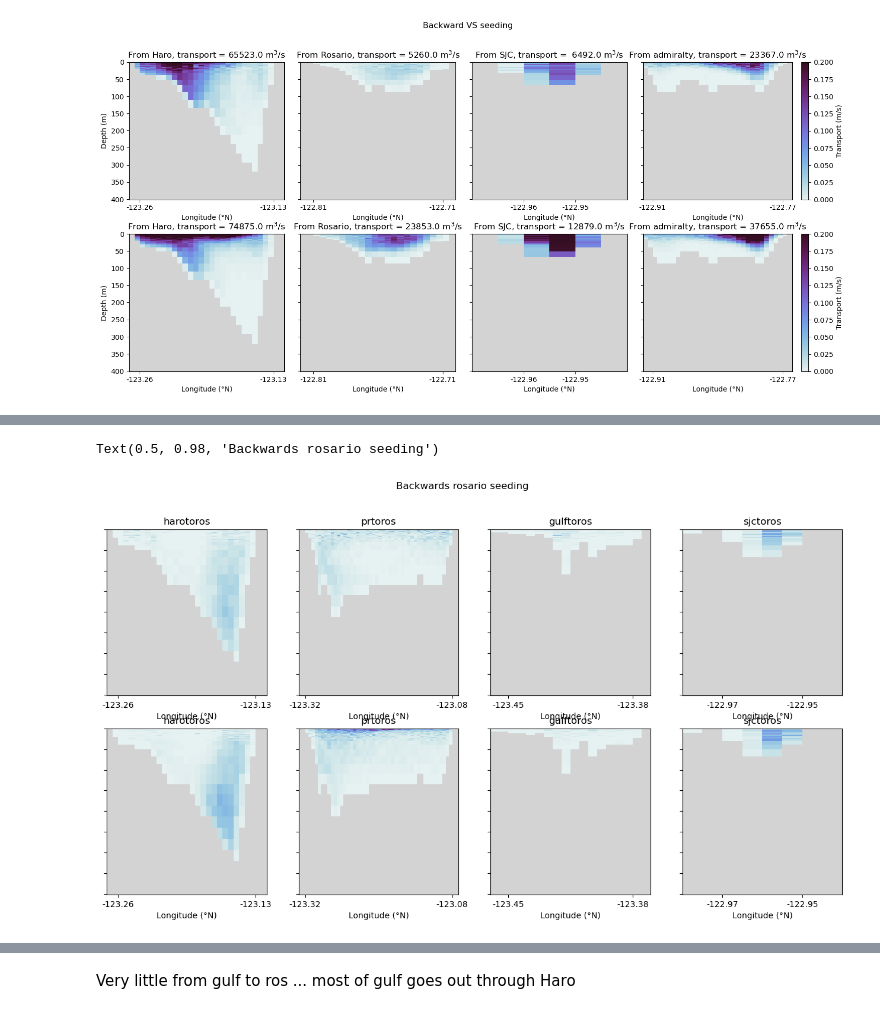
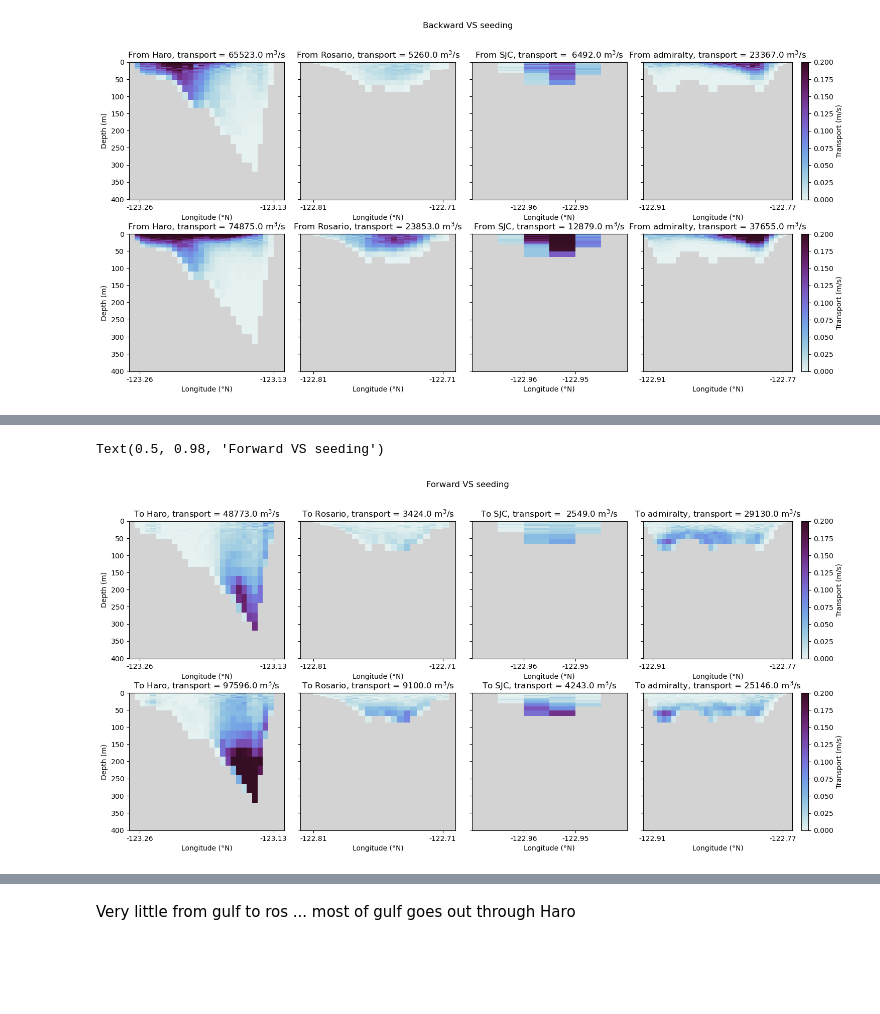
Before and after one commit to SalishSeaCast/analysis-camryn, a Jupyter notebook: Ariane/plot_monthly_averages.ipynb, the cells around one changed output, grey strips where cells are left out. Cells and saved outputs as stored; diff of their text form; code cells hidden in the pictures; blank space fills up the shorter version.

```diff
--- a/Ariane/plot_monthly_averages.ipynb
+++ b/Ariane/plot_monthly_averages.ipynb
@@ -241,17 +227,28 @@ plotCS(ax8,dict_all['vstoadm']['final_lon'][months[idx_jun]].dropna(),dict_all['
-# %%
-fig,[[ax1,ax2,ax3,ax4],[ax5,ax6,ax7,ax8]] = plt.subplots(2,4,figsize=(16,8))
-
-plotCS(ax1,dict_all['harotoros']['final_lon'][months[idx_dec]].dropna(),dict_all['harotoros']['final_z'][months[idx_dec]].dropna(),dict_all['harotoros']['final_transp'][months[idx_dec]].dropna(),lonWharo,lonEharo,latharo,38,0.08,23*days_month[idx_dec],'harotoros',False,False)
-plotCS(ax2,dict_all['prtoros_RS']['final_lon'][months[idx_dec]].dropna(),dict_all['prtoros_RS']['final_z'][months[idx_dec]].dropna(),dict_all['prtoros_RS']['final_transp'][months[idx_dec]].dropna(),lonWpr,lonEpr,latpr,38,0.08,23*days_month[idx_dec],'prtoros',False,False)
-plotCS(ax3,dict_all['gulftoros']['final_lon'][months[idx_dec]].dropna(),dict_all['gulftoros']['final_z'][months[idx_dec]].dropna(),dict_all['gulftoros']['final_transp'][months[idx_dec]].dropna(),lonWg1,lonEg1,latg1,38,0.08,23*days_month[idx_dec],'gulftoros',False,False)
-plotCS(ax4,dict_all['sjctoros']['final_lon'][months[idx_dec]].dropna(),dict_all['sjctoros']['final_z'][months[idx_dec]].dropna(),dict_all['sjctoros']['final_transp'][months[idx_dec]].dropna(),lonWsjc,lonEsjc,latsjc,38,0.08,23*days_month[idx_dec],'sjctoros',False,False)
-
-plotCS(ax5,dict_all['harotoros']['final_lon'][months[idx_jun]].dropna(),dict_all['harotoros']['final_z'][months[idx_jun]].dropna(),dict_all['harotoros']['final_transp'][months[idx_jun]].dropna(),lonWharo,lonEharo,latharo,38,0.08,23*days_month[idx_jun],'harotoros',False,False)
-plotCS(ax6,dict_all['prtoros_RS']['final_lon'][months[idx_jun]].dropna(),dict_all['prtoros_RS']['final_z'][months[idx_jun]].dropna(),dict_all['prtoros_RS']['final_transp'][months[idx_jun]].dropna(),lonWpr,lonEpr,latpr,38,0.08,23*days_month[idx_jun],'prtoros',False,False)
-plotCS(ax7,dict_all['gulftoros']['final_lon'][months[idx_jun]].dropna(),dict_all['gulftoros']['final_z'][months[idx_jun]].dropna(),dict_all['gulftoros']['final_transp'][months[idx_jun]].dropna(),lonWg1,lonEg1,latg1,38,0.08,23*days_month[idx_jun],'gulftoros',False,False)
-plotCS(ax8,dict_all['sjctoros']['final_lon'][months[idx_jun]].dropna(),dict_all['sjctoros']['final_z'][months[idx_jun]].dropna(),dict_all['sjctoros']['final_transp'][months[idx_jun]].dropna(),lonWsjc,lonEsjc,latsjc,38,0.08,23*days_month[idx_jun],'sjctoros',False,False)
-
-plt.suptitle('Backwards rosario seeding')
-# %% [output]
-Text(0.5, 0.98, 'Backwards rosario seeding')
-[figure, removed]
+# %%
+title = 'To Haro, transport = ' + str(np.round(np.sum(dict_all['vstoharo']['final_transp'][months[idx_dec]])/(23*days_month[idx_dec]))) + f' m$^3$/s'
+title2 = 'To Rosario, transport = ' + str(np.round(np.sum(dict_all['vstoros']['final_transp'][months[idx_dec]])/(23*days_month[idx_dec]))) + f' m$^3$/s'
+title3 = 'To SJC, transport =  ' + str(np.round(np.sum(dict_all['vstosjc']['final_transp'][months[idx_dec]])/(23*days_month[idx_dec]))) + f' m$^3$/s'
+title4 = 'To admiralty, transport = ' + str(np.round(np.sum(dict_all['vstoadm']['final_transp'][months[idx_dec]])/(23*days_month[idx_dec]))) + f' m$^3$/s'
+
+title5 = 'To Haro, transport = ' + str(np.round(np.sum(dict_all['vstoharo']['final_transp'][months[idx_jun]])/(23*days_month[idx_jun]))) + f' m$^3$/s'
+title6 = 'To Rosario, transport = ' + str(np.round(np.sum(dict_all['vstoros']['final_transp'][months[idx_jun]])/(23*days_month[idx_jun]))) + f' m$^3$/s'
+title7 = 'To SJC, transport = ' + str(np.round(np.sum(dict_all['vstosjc']['final_transp'][months[idx_jun]])/(23*days_month[idx_jun]))) + f' m$^3$/s'
+title8 = 'To admiralty, transport = ' + str(np.round(np.sum(dict_all['vstoadm']['final_transp'][months[idx_jun]])/(23*days_month[idx_jun]))) + f' m$^3$/s'
+
+fig,[[ax1,ax2,ax3,ax4],[ax5,ax6,ax7,ax8]] = plt.subplots(2,4,figsize=(18,8),gridspec_kw={'width_ratios':[1,1,1,1.2]})
+
+plotCS(ax1,dict_all['vstoharo']['final_lon'][months[idx_dec]].dropna(),dict_all['vstoharo']['final_z'][months[idx_dec]].dropna(),dict_all['vstoharo']['final_transp'][months[idx_dec]].dropna(),lonWharo,lonEharo,latharo,38,0.15,23*days_month[idx_dec],title,False,True)
+plotCS(ax2,dict_all['vstoros']['final_lon'][months[idx_dec]].dropna(),dict_all['vstoros']['final_z'][months[idx_dec]].dropna(),dict_all['vstoros']['final_transp'][months[idx_dec]].dropna(),lonWros,lonEros,latros,38,0.15,23*days_month[idx_dec],title2,False,False)
+plotCS(ax3,dict_all['vstosjc']['final_lon'][months[idx_dec]].dropna(),dict_all['vstosjc']['final_z'][months[idx_dec]].dropna(),dict_all['vstosjc']['final_transp'][months[idx_dec]].dropna(),lonWsjc,lonEsjc,latsjc,38,0.15,23*days_month[idx_dec],title3,False,False)
+plotCS(ax4,dict_all['vstoadm']['final_lon'][months[idx_dec]].dropna(),dict_all['vstoadm']['final_z'][months[idx_dec]].dropna(),dict_all['vstoadm']['final_transp'][months[idx_dec]].dropna(),lonWadm,lonEadm,latadm,38,0.2,23*days_month[idx_dec],title4,True,False)
+
+plotCS(ax5,dict_all['vstoharo']['final_lon'][months[idx_jun]].dropna(),dict_all['vstoharo']['final_z'][months[idx_jun]].dropna(),dict_all['vstoharo']['final_transp'][months[idx_jun]].dropna(),lonWharo,lonEharo,latharo,38,0.15,23*days_month[idx_jun],title5,False,True)
+plotCS(ax6,dict_all['vstoros']['final_lon'][months[idx_jun]].dropna(),dict_all['vstoros']['final_z'][months[idx_jun]].dropna(),dict_all['vstoros']['final_transp'][months[idx_jun]].dropna(),lonWros,lonEros,latros,38,0.15,23*days_month[idx_jun],title6,False,False)
+plotCS(ax7,dict_all['vstosjc']['final_lon'][months[idx_jun]].dropna(),dict_all['vstosjc']['final_z'][months[idx_jun]].dropna(),dict_all['vstosjc']['final_transp'][months[idx_jun]].dropna(),lonWsjc,lonEsjc,latsjc,38,0.15,23*days_month[idx_jun],title7,False,False)
+plotCS(ax8,dict_all['vstoadm']['final_lon'][months[idx_jun]].dropna(),dict_all['vstoadm']['final_z'][months[idx_jun]].dropna(),dict_all['vstoadm']['final_transp'][months[idx_jun]].dropna(),lonWadm,lonEadm,latadm,38,0.2,23*days_month[idx_jun],title8,True,False)
+
+fig.subplots_adjust(wspace=0.1,hspace=0.25)
+fig.suptitle('Forward VS seeding')
+# %% [output]
+Text(0.5, 0.98, 'Forward VS seeding')
+[figure, added]
```
Also changed, not shown: parts of 5 cells of this notebook.
